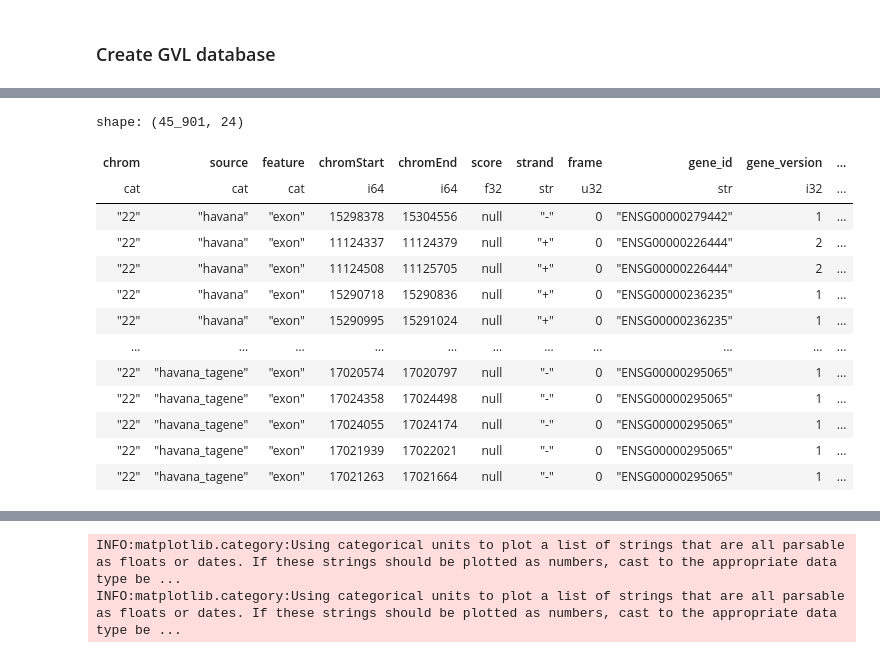
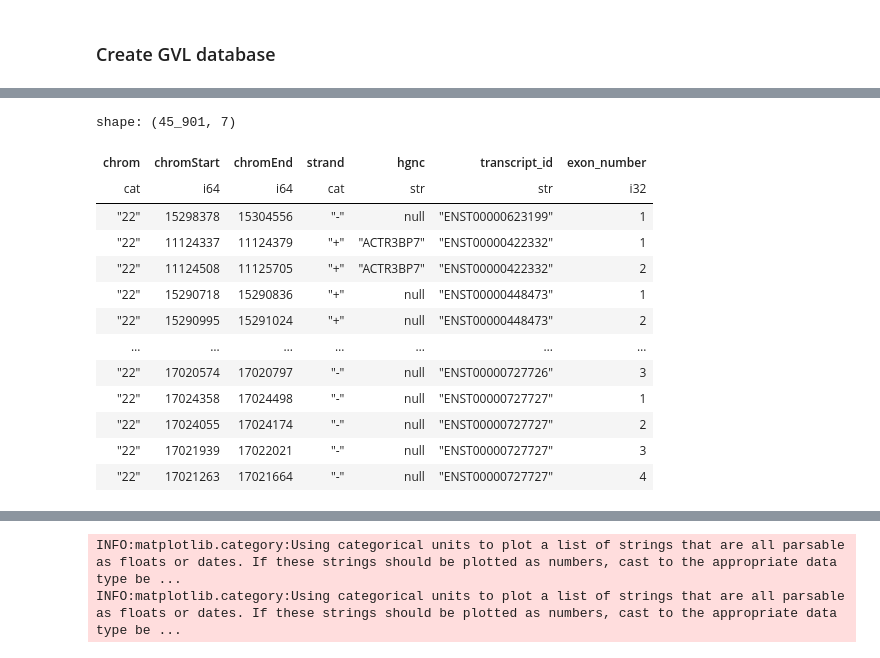
Before and after one commit to bschilder/VEP_protein, a Jupyter notebook: notebooks/GVL.ipynb, the cells around one changed output, grey strips where cells are left out. Saved outputs shown, nothing was run; the diff lists cells and outputs as text; code cells hidden in the pictures.

```diff
--- a/notebooks/GVL.ipynb
+++ b/notebooks/GVL.ipynb
@@ -207,5 +246,10 @@ if not os.path.exists(gvl_path) or force:
     )
 # %%
 ds = gvl.Dataset.open(gvl_path,
-                       reference=reference,
-                       splice_info=('transcript_id', 'exon_number'))
+                       reference=reference)
+# %%
+dss = ds.with_settings(
+    splice_info=("transcript_id", "exon_number"),
+    # var_filter="exonic"
+)
+dss
@@ -212,18 +267,18 @@ ds = gvl.Dataset.open(gvl_path,
 # %%
-ds.regions
+dss.regions
 # %% [output]
-shape: (45_901, 24)
+shape: (45_901, 7)
-| chrom | source | feature | chromStart | chromEnd | score | strand | frame | gene_id | gene_version | ... |
-| cat | cat | cat | i64 | i64 | f32 | str | u32 | str | i32 | ... |
-| "22" | "havana" | "exon" | 15298378 | 15304556 | null | "-" | 0 | "ENSG00000279442" | 1 | ... |
-| "22" | "havana" | "exon" | 11124337 | 11124379 | null | "+" | 0 | "ENSG00000226444" | 2 | ... |
-| "22" | "havana" | "exon" | 11124508 | 11125705 | null | "+" | 0 | "ENSG00000226444" | 2 | ... |
-| "22" | "havana" | "exon" | 15290718 | 15290836 | null | "+" | 0 | "ENSG00000236235" | 1 | ... |
-| "22" | "havana" | "exon" | 15290995 | 15291024 | null | "+" | 0 | "ENSG00000236235" | 1 | ... |
-| … | … | … | … | … | … | … | … | … | … | ... |
-| "22" | "havana_tagene" | "exon" | 17020574 | 17020797 | null | "-" | 0 | "ENSG00000295065" | 1 | ... |
-| "22" | "havana_tagene" | "exon" | 17024358 | 17024498 | null | "-" | 0 | "ENSG00000295065" | 1 | ... |
-| "22" | "havana_tagene" | "exon" | 17024055 | 17024174 | null | "-" | 0 | "ENSG00000295065" | 1 | ... |
-| "22" | "havana_tagene" | "exon" | 17021939 | 17022021 | null | "-" | 0 | "ENSG00000295065" | 1 | ... |
-| "22" | "havana_tagene" | "exon" | 17021263 | 17021664 | null | "-" | 0 | "ENSG00000295065" | 1 | ... |
+| chrom | chromStart | chromEnd | strand | hgnc | transcript_id | exon_number |
+| cat | i64 | i64 | cat | str | str | i32 |
+| "22" | 15298378 | 15304556 | "-" | null | "ENST00000623199" | 1 |
+| "22" | 11124337 | 11124379 | "+" | "ACTR3BP7" | "ENST00000422332" | 1 |
+| "22" | 11124508 | 11125705 | "+" | "ACTR3BP7" | "ENST00000422332" | 2 |
+| "22" | 15290718 | 15290836 | "+" | null | "ENST00000448473" | 1 |
+| "22" | 15290995 | 15291024 | "+" | null | "ENST00000448473" | 2 |
+| … | … | … | … | … | … | … |
+| "22" | 17020574 | 17020797 | "-" | null | "ENST00000727726" | 3 |
+| "22" | 17024358 | 17024498 | "-" | null | "ENST00000727727" | 1 |
+| "22" | 17024055 | 17024174 | "-" | null | "ENST00000727727" | 2 |
+| "22" | 17021939 | 17022021 | "-" | null | "ENST00000727727" | 3 |
+| "22" | 17021263 | 17021664 | "-" | null | "ENST00000727727" | 4 |
 # %%
```
Also changed, not shown: parts of 10 cells of this notebook, 3 other files.
